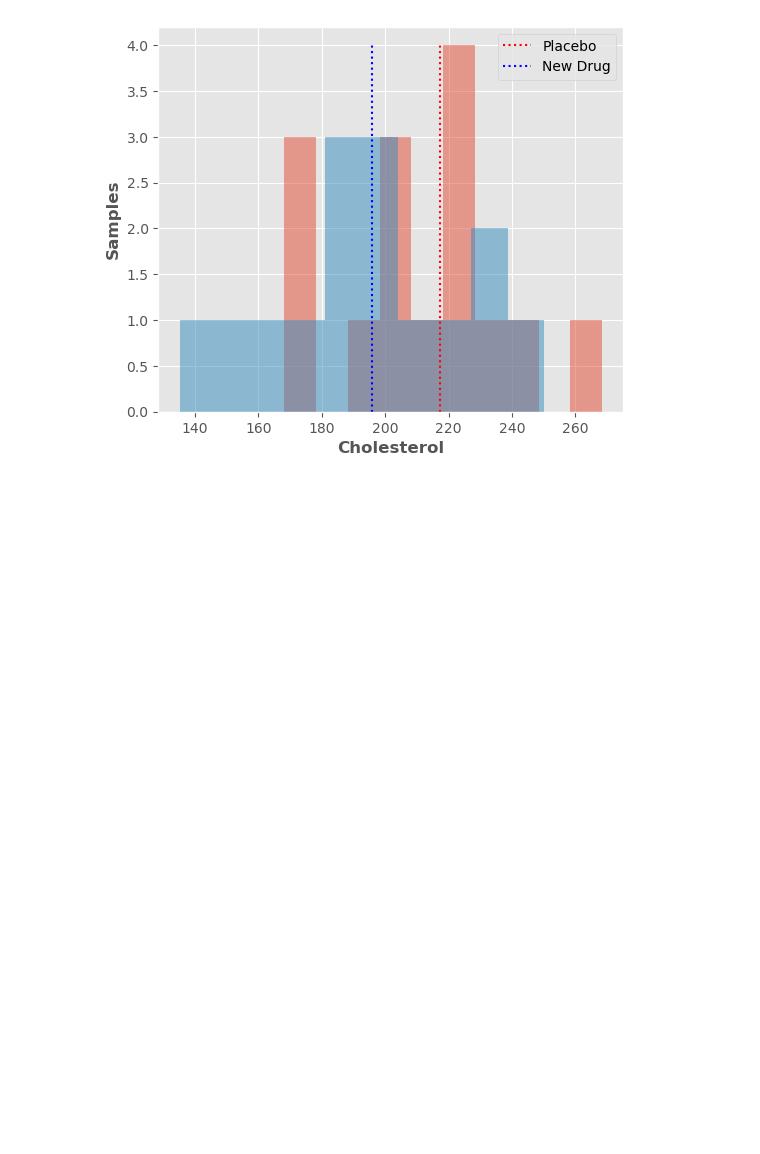
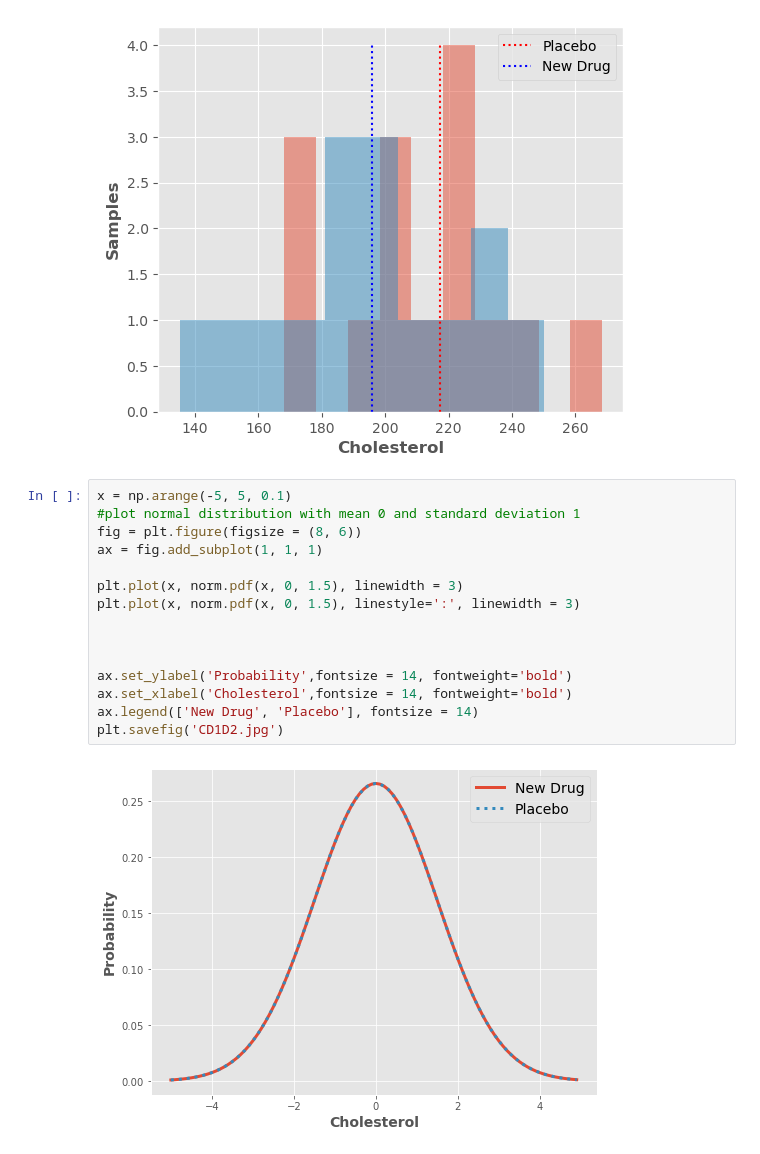
Before and after one commit to TobGerken/ISAT300, a Jupyter notebook: LectureCode/TTest.ipynb, the cells around one changed output. Saved outputs shown, nothing was run; the diff lists cells and outputs as text; blank space fills up the shorter version.

```diff
--- a/LectureCode/TTest.ipynb
+++ b/LectureCode/TTest.ipynb
@@ -96,3 +96,20 @@ ax.set_xlabel('Cholesterol',fontsize = 12, fontweight='bold')
 # %% [output]
 Text(0.5, 0, 'Cholesterol')
 [figure]
+# %%
+x = np.arange(-5, 5, 0.1)
+#plot normal distribution with mean 0 and standard deviation 1
+fig = plt.figure(figsize = (8, 6))
+ax = fig.add_subplot(1, 1, 1)
+
+plt.plot(x, norm.pdf(x, 0, 1.5), linewidth = 3)
+plt.plot(x, norm.pdf(x, 0, 1.5), linestyle=':', linewidth = 3)
+
+
+
+ax.set_ylabel('Probability',fontsize = 14, fontweight='bold')
+ax.set_xlabel('Cholesterol',fontsize = 14, fontweight='bold')
+ax.legend(['New Drug', 'Placebo'], fontsize = 14)
+plt.savefig('CD1D2.jpg')
+# %% [output]
+[figure, added]
```
Also changed, not shown: parts of 5 cells of this notebook.
